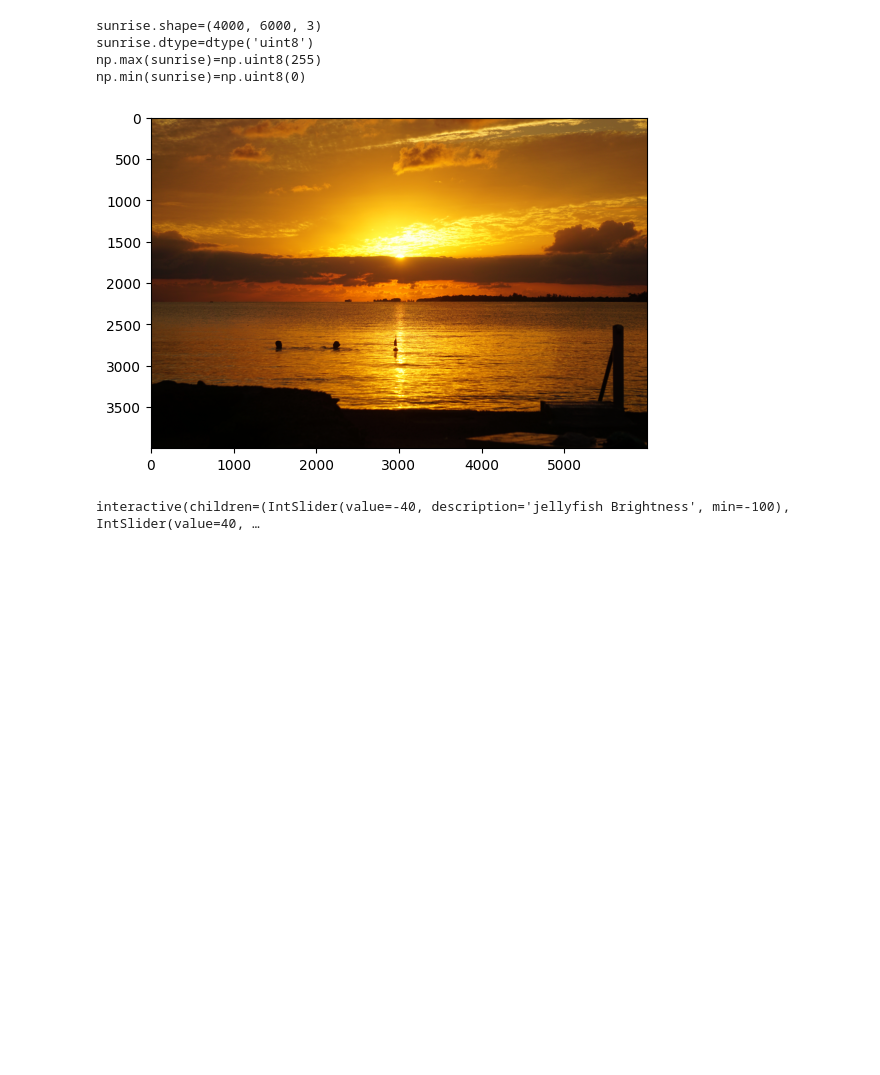
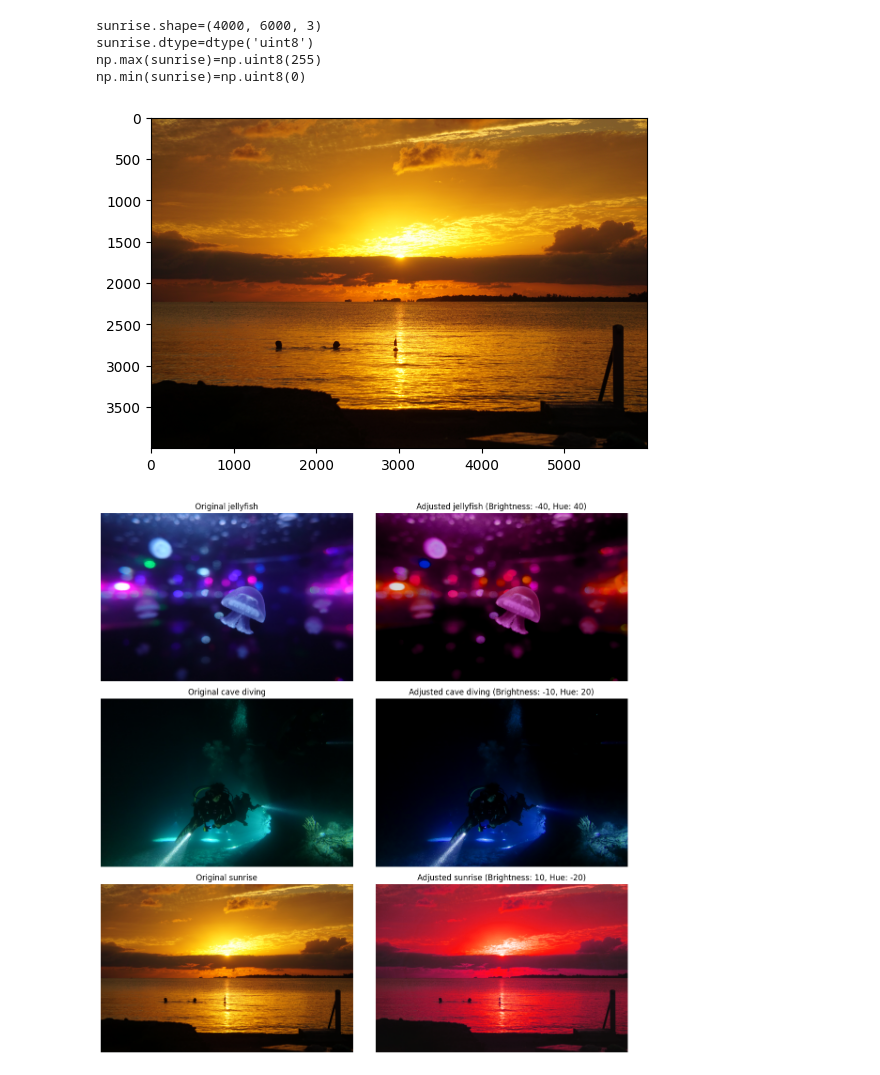
Before and after one commit to BR4GR/gbsv-challenges, a Jupyter notebook: challenge1.ipynb, the cells around one changed output. Saved outputs shown, nothing was run; the diff lists cells and outputs as text; code cells hidden in the pictures; blank space fills up the shorter version.

```diff
--- a/challenge1.ipynb
+++ b/challenge1.ipynb
@@ -61,6 +61,9 @@ np.max(sunrise)=np.uint8(255)
 np.min(sunrise)=np.uint8(0)
 [figure]
 # %%
+import cv2 as cv
+import numpy as np
+import matplotlib.pyplot as plt
 
 # Function to adjust brightness for an RGB image
 def adjust_brightness(image, brightness=0):
@@ -74,7 +77,6 @@ def adjust_brightness(image, brightness=0):
     Returns:
     - Brightness-adjusted image
     """
-    # Convert image to float32 to avoid overflow issues when adding/subtracting
     image = np.int16(image)
     image = image + brightness
     image = np.clip(image, 0, 255)  # Ensure values stay within [0, 255]
@@ -92,15 +94,10 @@ def adjust_hue(image, hue_shift=0):
     Returns:
     - Hue-adjusted image
     """
-    # Convert to HSV (Hue, Saturation, Value)
     hsv_image = cv.cvtColor(image, cv.COLOR_RGB2HSV)
-
-    # Adjust the hue channel (hue is in range 0-179 in OpenCV)
-    hue = hsv_image[:, :, 0].astype(int)  # Convert hue channel to int to avoid overflow
+    hue = hsv_image[:, :, 0].astype(int)
     hue = (hue + hue_shift) % 180  # Ensure hue stays within the range [0, 179]
-    hsv_image[:, :, 0] = hue.astype(np.uint8)  # Convert back to uint8
-
-    # Convert back to RGB
+    hsv_image[:, :, 0] = hue.astype(np.uint8)
     return cv.cvtColor(hsv_image, cv.COLOR_HSV2RGB)
 
 # Function to apply both brightness and hue adjustments
@@ -119,51 +116,45 @@ def display_images_side_by_side(image, brightness=0, hue_shift=0, ax=None, title
     - brightness: Amount to adjust brightness
     - hue_shift: Amount to shift the hue by
     """
     adjusted_image = apply_adjustments(image, brightness, hue_shift)
 
     # Original image
     ax[0].imshow(image)
     ax[0].set_title(f'Original {title}')
     ax[0].axis('off')
 
     # Adjusted image
     ax[1].imshow(adjusted_image)
     ax[1].set_title(f'Adjusted {title} (Brightness: {brightness}, Hue: {hue_shift})')
     ax[1].axis('off')
 
-# Function to display all 3 images side by side with independent controls
-def update_images(brightness_jellyfish=0, hue_jellyfish=0,
-                  brightness_cave=0, hue_cave=0,
-                  brightness_sunrise=0, hue_sunrise=0):
+# Function to display all images side by side with fixed brightness and hue values
+def display_all_images():
+    # Fixed values for brightness and hue for each image
+    brightness_jellyfish = -40
+    hue_jellyfish = 40
+
+    brightness_cave = -10
+    hue_cave = 20
+
+    brightness_sunrise = 10
+    hue_sunrise = -20
 
     fig, axes = plt.subplots(3, 2, figsize=(12, 12))
 
     # jellyfish
     display_images_side_by_side(jellyfish, brightness_jellyfish, hue_jellyfish, axes[0], "jellyfish")
 
     # Cave Diving
-    display_images_side_by_side(cavediving, brightness_cave, hue_cave, axes[1], "dave diving")
+    display_images_side_by_side(cavediving, brightness_cave, hue_cave, axes[1], "cave diving")
 
     # sunrise
     display_images_side_by_side(sunrise, brightness_sunrise, hue_sunrise, axes[2], "sunrise")
 
     plt.tight_layout()
     plt.show()
 
-# Create interactive sliders for each image
-brightness_jellyfish_slider = widgets.IntSlider(min=-100, max=100, step=1, value=-40, description='jellyfish Brightness')
-hue_jellyfish_slider = widgets.IntSlider(min=-90, max=90, step=10, value=40, description='jellyfish Hue Shift')
-
-brightness_cave_slider = widgets.IntSlider(min=-100, max=100, step=1, value=-10, description='Cave Brightness')
-hue_cave_slider = widgets.IntSlider(min=-90, max=90, step=10, value=20, description='Cave Hue Shift')
-
-brightness_sunrise_slider = widgets.IntSlider(min=-100, max=100, step=1, value=10, description='sunrise Brightness')
-hue_sunrise_slider = widgets.IntSlider(min=-90, max=90, step=10, value=-20, description='sunrise Hue Shift')
-
-# Interactive widget for updating images
-interact(update_images,
-         brightness_jellyfish=brightness_jellyfish_slider, hue_jellyfish=hue_jellyfish_slider,
-         brightness_cave=brightness_cave_slider, hue_cave=hue_cave_slider,
-         brightness_sunrise=brightness_sunrise_slider, hue_sunrise=hue_sunrise_slider);
+# Display all images with fixed adjustments
+display_all_images()
 # %% [output]
-interactive(children=(IntSlider(value=-40, description='jellyfish Brightness', min=-100), IntSlider(value=40, …
+[figure, added]
```
Also changed, not shown: 1 other file.
